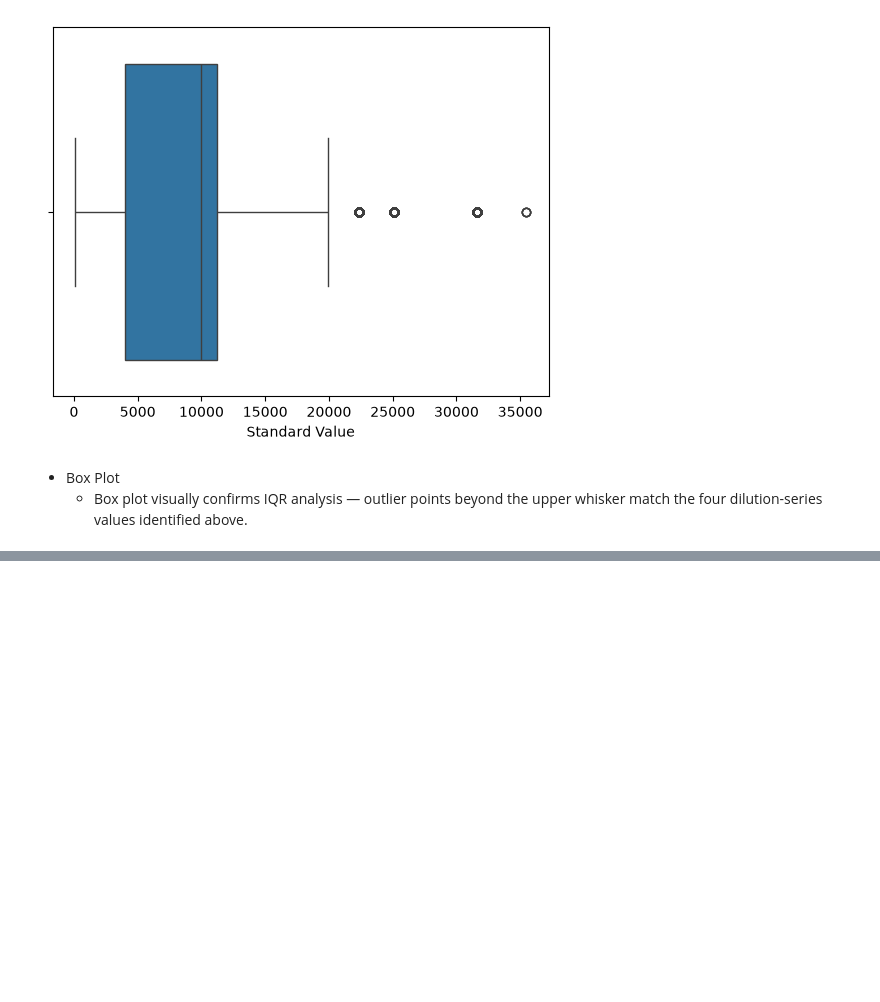
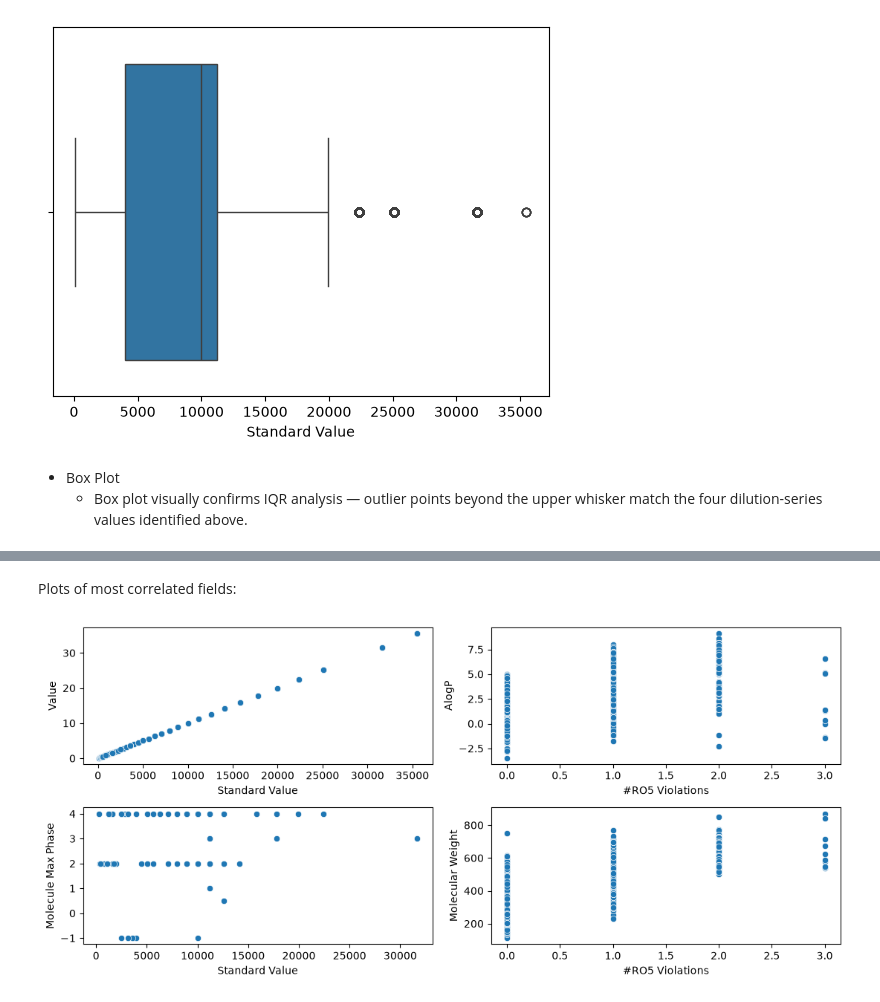
Before and after one commit to TomSCarter/week_9_chembl_eda, a Jupyter notebook: notebooks/Full_5_step_GLP1_EDA.ipynb, the cells around one changed output, grey strips where cells are left out. Drawn from its saved outputs; the diff is of its cells as text; code cells hidden in the pictures; blank space fills up the shorter version.

```diff
--- a/notebooks/Full_5_step_GLP1_EDA.ipynb
+++ b/notebooks/Full_5_step_GLP1_EDA.ipynb
@@ -432,0 +491,11 @@ sns.boxplot(x=conclusive_rows['Standard Value'])
+# %% [markdown]
+Plots of most correlated fields:
+# %%
+fig, axes = plt.subplots(2, 2, figsize=(11,5))
+sns.scatterplot(x=conclusive_rows['Standard Value'], y=conclusive_rows['Value'], ax=axes[0,0])
+sns.scatterplot(x=conclusive_rows['Standard Value'], y=conclusive_rows['Molecule Max Phase'], ax=axes[1,0])
+sns.scatterplot(x=conclusive_rows['#RO5 Violations'], y=conclusive_rows['AlogP'], ax=axes[0,1])
+sns.scatterplot(x=conclusive_rows['#RO5 Violations'], y=conclusive_rows['Molecular Weight'], ax=axes[1,1])
+plt.tight_layout()
+# %% [output]
+[figure, added]
```
Also changed, not shown: parts of 16 cells of this notebook.
